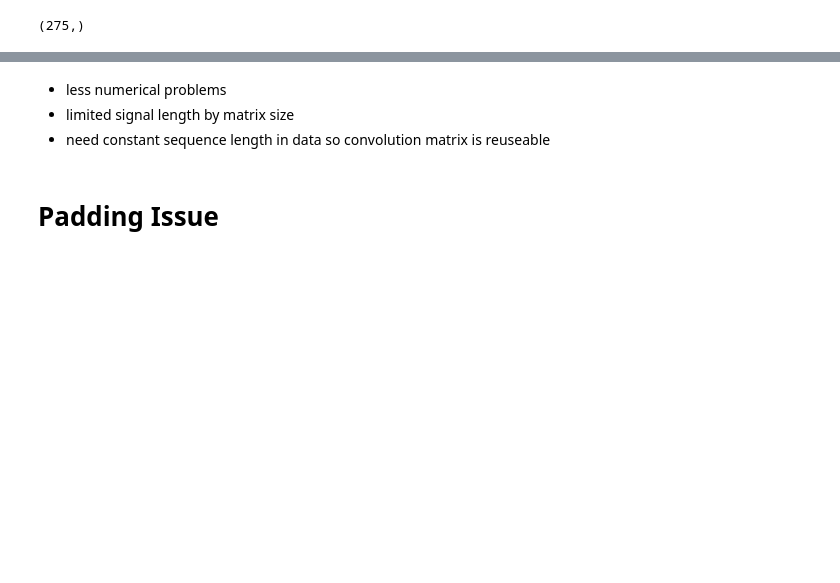
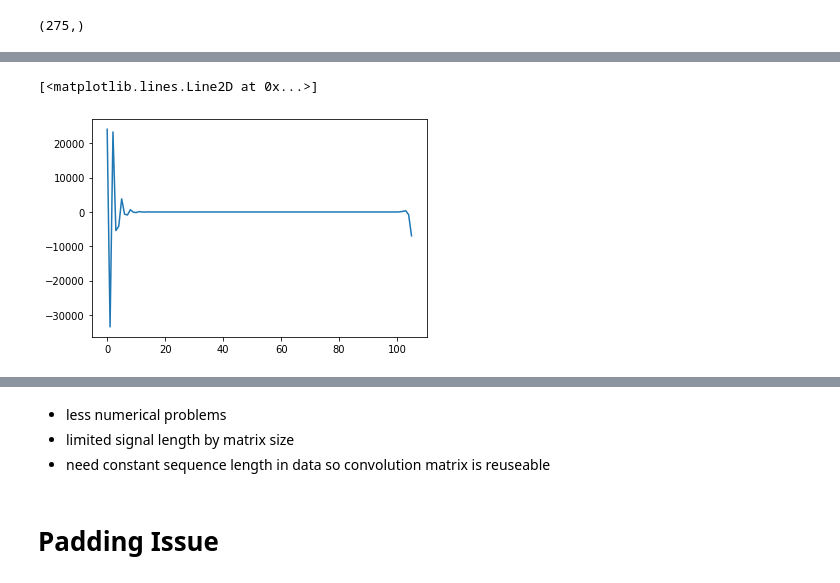
Before and after one commit to gd193/master_code, a Jupyter notebook: notebooks/Untitled.ipynb, the cells around one changed output, grey strips where cells are left out. Saved outputs shown, nothing was run; the diff lists cells and outputs as text; code cells hidden in the pictures; blank space fills up the shorter version.

```diff
--- a/notebooks/Untitled.ipynb
+++ b/notebooks/Untitled.ipynb
@@ -203,0 +270,5 @@ signal[:, 0].shape
+# %%
+plt.plot(np.fft.ifft(1/np.fft.fft(hrf_signal)))
+# %% [output]
+[<matplotlib.lines.Line2D at 0x...>]
+[figure, added]
```
Also changed, not shown: parts of 24 cells of this notebook.
